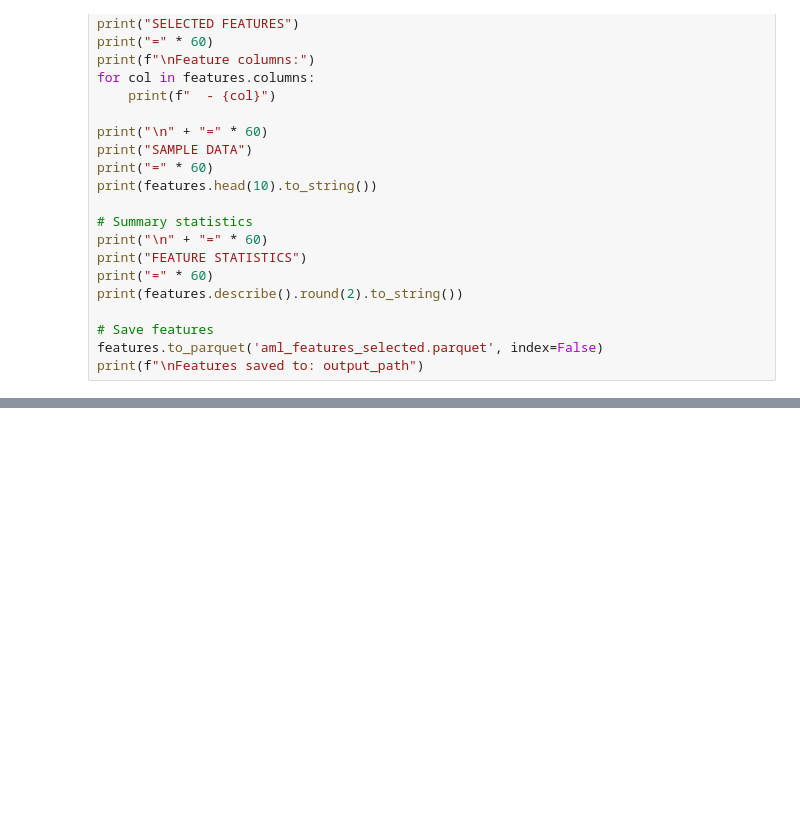
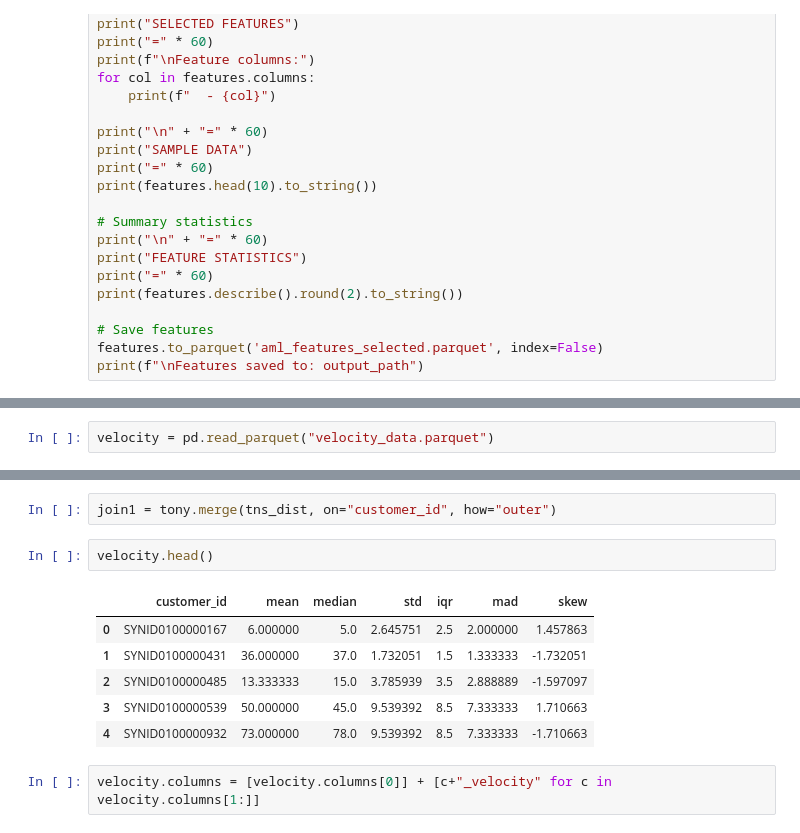
Before and after one commit to GuanlinTony/IMI_Case_Codes, a Jupyter notebook: feature_engineering_all.ipynb, the cells around one changed output, grey strips where cells are left out. Drawn from its saved outputs; the diff is of its cells as text; blank space fills up the shorter version.

```diff
--- a/feature_engineering_all.ipynb
+++ b/feature_engineering_all.ipynb
@@ -2377,0 +2403,2 @@ print(f"\nFeatures saved to: output_path")
+# %%
+velocity = pd.read_parquet("velocity_data.parquet")
@@ -2377,0 +2414,13 @@ print(f"\nFeatures saved to: output_path")
+# %%
+join1 = tony.merge(tns_dist, on="customer_id", how="outer")
+# %%
+velocity.head()
+# %% [output]
+|  | customer_id | mean | median | std | iqr | mad | skew |
+| 0 | SYNID0100000167 | 6.000000 | 5.0 | 2.645751 | 2.5 | 2.000000 | 1.457863 |
+| 1 | SYNID0100000431 | 36.000000 | 37.0 | 1.732051 | 1.5 | 1.333333 | -1.732051 |
+| 2 | SYNID0100000485 | 13.333333 | 15.0 | 3.785939 | 3.5 | 2.888889 | -1.597097 |
+| 3 | SYNID0100000539 | 50.000000 | 45.0 | 9.539392 | 8.5 | 7.333333 | 1.710663 |
+| 4 | SYNID0100000932 | 73.000000 | 78.0 | 9.539392 | 8.5 | 7.333333 | -1.710663 |
+# %%
+velocity.columns = [velocity.columns[0]] + [c+"_velocity" for c in velocity.columns[1:]]
```
Also changed, not shown: parts of 22 cells of this notebook.
